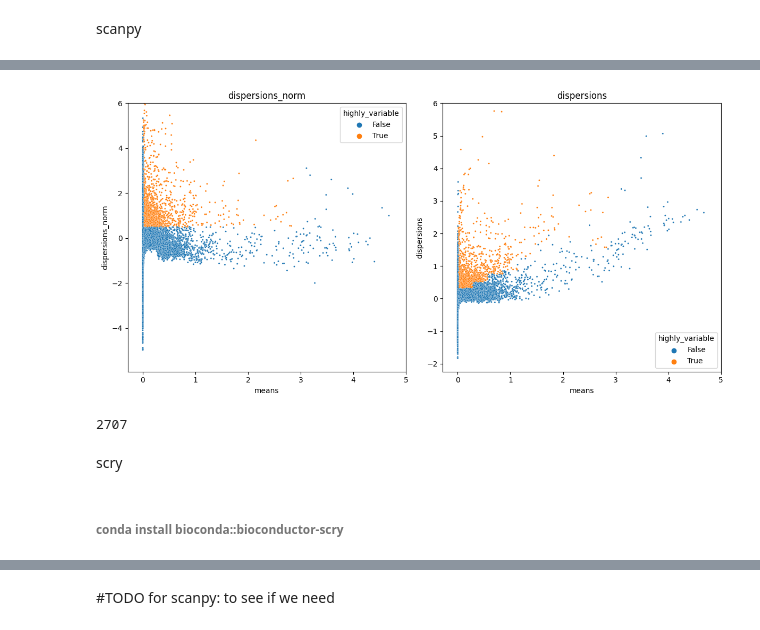
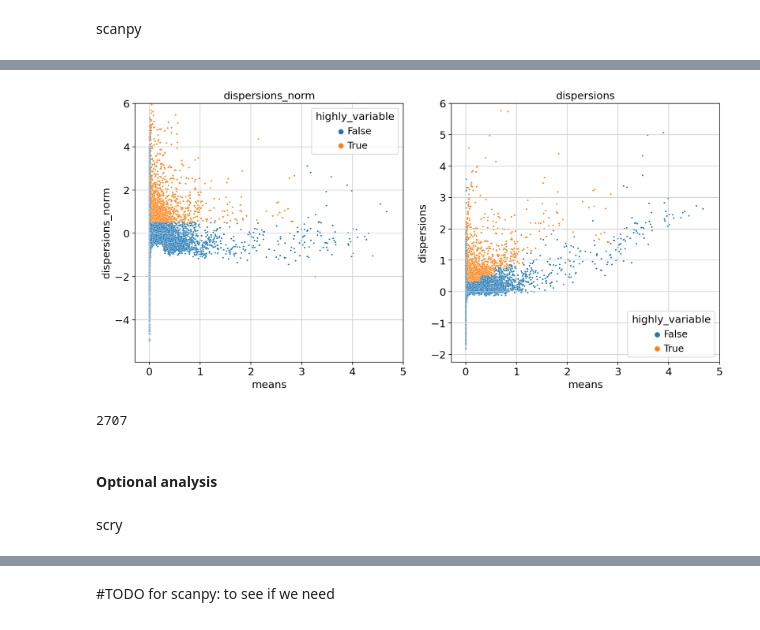
Before and after one commit to WhiteLabGenomics/terraPipelines, a Jupyter notebook: notebook/optimus_hvg.ipynb, the cells around one changed output, grey strips where cells are left out. Saved outputs shown, nothing was run; the diff lists cells and outputs as text; code cells hidden in the pictures.

Commit message:
test scry

```diff
--- a/notebook/optimus_hvg.ipynb
+++ b/notebook/optimus_hvg.ipynb
@@ -30,7 +30,14 @@ warnings.filterwarnings("ignore")
+# %%
+sc.settings.verbosity = 0
+sc.settings.set_figure_params(
+    dpi=80,
+    facecolor="white",
+    frameon=False,
+)
 # %% [markdown]
 #### Data Loading
 # %%
-input_h5ad = "../scAtlas/tmp/10k_pbmc_v3_out_normalize.h5ad"
+input_h5ad = "../scAtlas/tmp/10k_pbmc_v3_out_normalize_layer.h5ad"
 adata = sc.read_h5ad(input_h5ad)
 # %%
 display(adata)
@@ -77,8 +64,5 @@ adata.var["highly_variable"] = genes_info[
     "highly_variable"
 ].to_numpy()  # The to_numpy is here to allow assignation without an index
 """
-# %%
-# Add {'base': None} in adata.uns['log1p'], else sc.pp.highly_variable_genes bug
-adata.uns['log1p'] = {'base': None}
 # %%
 # identify the highly variable genes
@@ -90,32 +79,32 @@ sc.pl.highly_variable_genes(adata) #sc.pl.highly_variable_genes(adata, save='_HV
 # %%
 # visualization: using sns
 fig, (ax1, ax2) = plt.subplots(1, 2, figsize=(12, 6))
 
 # Plot the first scatterplot on the left
-sns.scatterplot(data=adata.var, x="means", y="dispersions_norm", hue="highly_variable", s=5, ax=ax1)
+ax1 = sns.scatterplot(data=adata.var, x="means", y="dispersions_norm", hue="highly_variable", s=5, ax=ax1)
 ax1.set_xlim(None, 5)
 ax1.set_ylim(None, 6)
 ax1.set_title("dispersions_norm")
 
 # Plot the second scatterplot on the right
-sns.scatterplot(data=adata.var, x="means", y="dispersions", hue="highly_variable", s=5, ax=ax2)
+ax2 = sns.scatterplot(data=adata.var, x="means", y="dispersions", hue="highly_variable", s=5, ax=ax2)
 ax2.set_xlim(None, 5)
 ax2.set_ylim(None, 6)
 ax2.set_title("dispersions")
 
 plt.tight_layout()
 plt.show()
 # %% [output]
-[figure, old version]
+[figure, new version]
 # %%
 sc_hvg_lst = adata.var.index[adata.var["highly_variable"]].tolist()
 print(len(sc_hvg_lst)) #sc_adata.var["highly_variable"].sum()
 # %% [output]
 2707
+# %% [markdown]
+#### Optional analysis
 # %% [markdown]
 scry
-# %% [markdown]
-###### conda install bioconda::bioconductor-scry
 # %%
 %%R
 library(scry)
```
Also changed, not shown: parts of 19 cells of this notebook.
